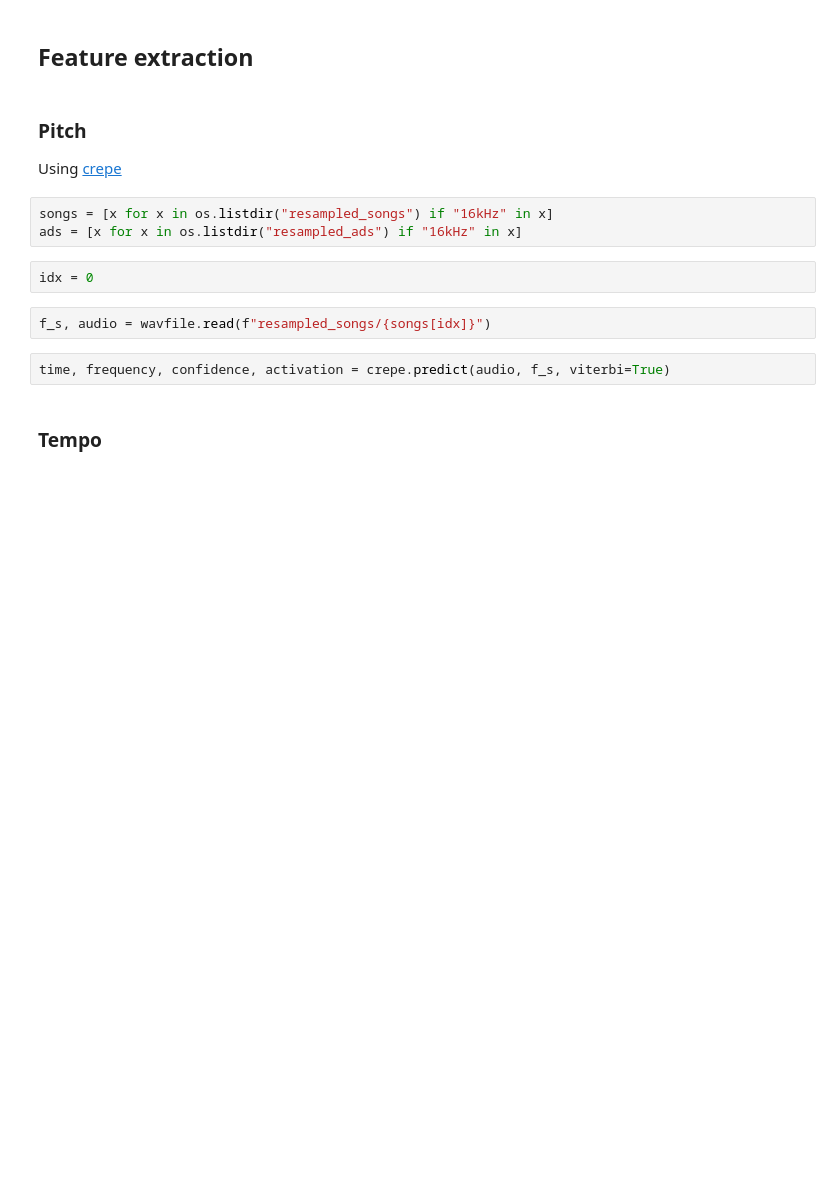
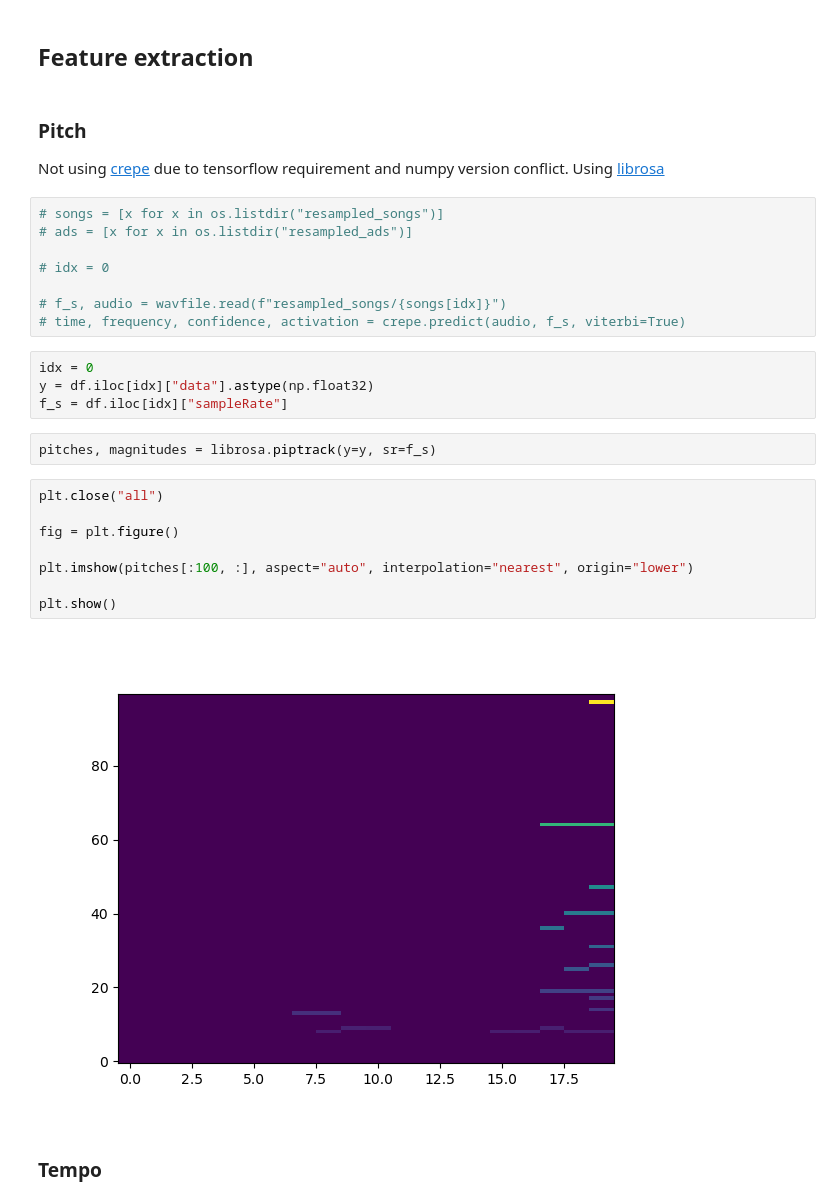
Before and after one commit to sion23/radio-adblock, a Jupyter notebook: preliminary.ipynb, the cells around one changed output. Saved outputs shown, nothing was run; the diff lists cells and outputs as text; blank space fills up the shorter version.

Commit message:
Removed librosa. Please update ur env

```diff
--- a/preliminary.ipynb
+++ b/preliminary.ipynb
@@ -75,16 +75,31 @@ plt.show()
 # %% [markdown]
 ### Pitch
 
-Using [crepe](https://pypi.org/project/crepe/)
+Not using [crepe](https://pypi.org/project/crepe/) due to tensorflow requirement and numpy version conflict. Using [librosa](https://librosa.org/doc/main/generated/librosa.piptrack.html)
 # %%
-songs = [x for x in os.listdir("resampled_songs") if "16kHz" in x]
-ads = [x for x in os.listdir("resampled_ads") if "16kHz" in x]
+# songs = [x for x in os.listdir("resampled_songs")]
+# ads = [x for x in os.listdir("resampled_ads")]
+
+# idx = 0
+
+# f_s, audio = wavfile.read(f"resampled_songs/{songs[idx]}")
+# time, frequency, confidence, activation = crepe.predict(audio, f_s, viterbi=True)
-# %%
-idx = 0
-# %%
-f_s, audio = wavfile.read(f"resampled_songs/{songs[idx]}")
-# %%
-time, frequency, confidence, activation = crepe.predict(audio, f_s, viterbi=True)
+# %%
+idx = 0
+y = df.iloc[idx]["data"].astype(np.float32)
+f_s = df.iloc[idx]["sampleRate"]
+# %%
+pitches, magnitudes = librosa.piptrack(y=y, sr=f_s)
+# %%
+plt.close("all")
+
+fig = plt.figure()
+
+plt.imshow(pitches[:100, :], aspect="auto", interpolation="nearest", origin="lower")
+
+plt.show()
+# %% [output]
+[figure, added]
 # %% [markdown]
 ### Tempo
 # %% [markdown]
```
Also changed, not shown: parts of 9 cells of this notebook, 4 other files.
